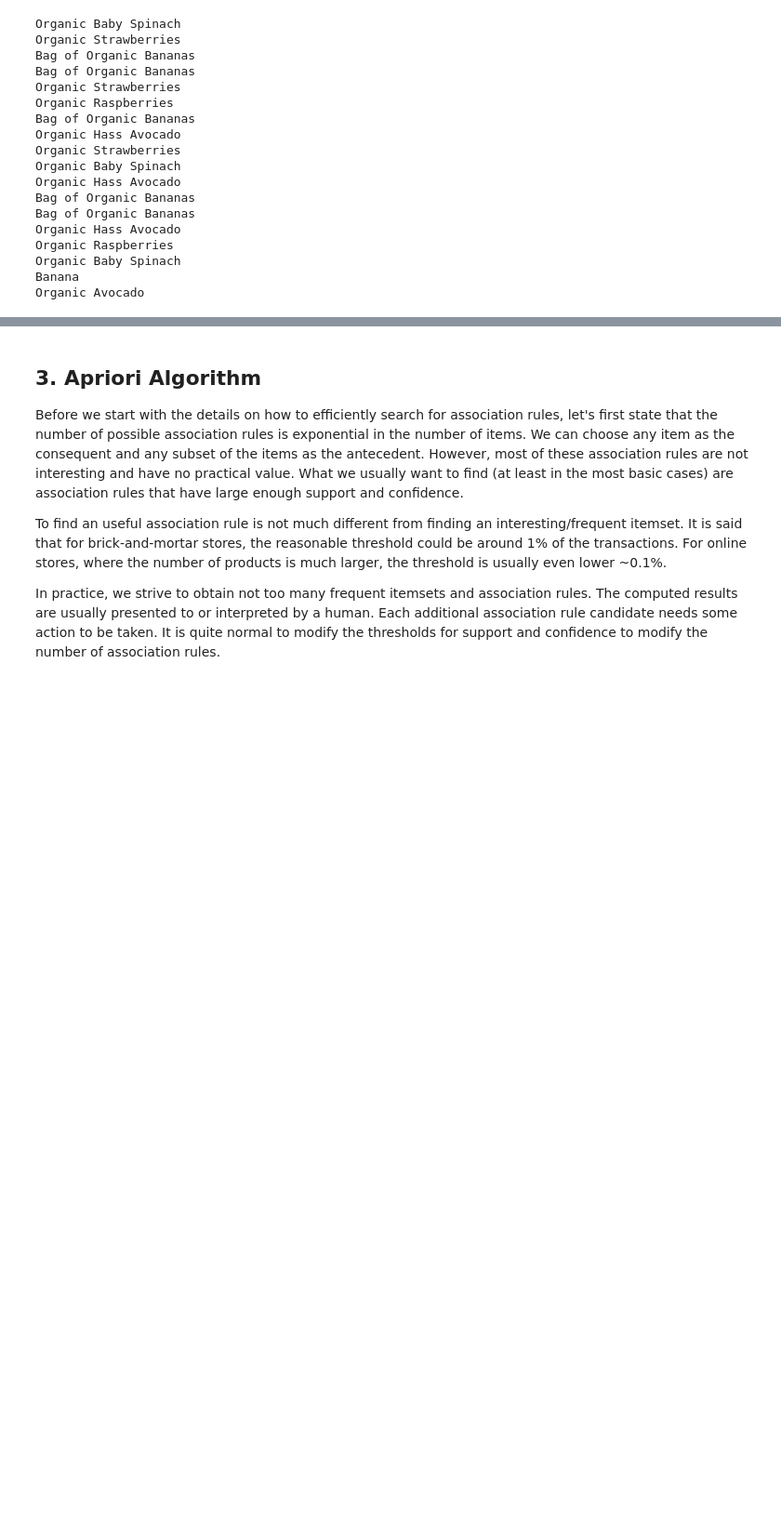
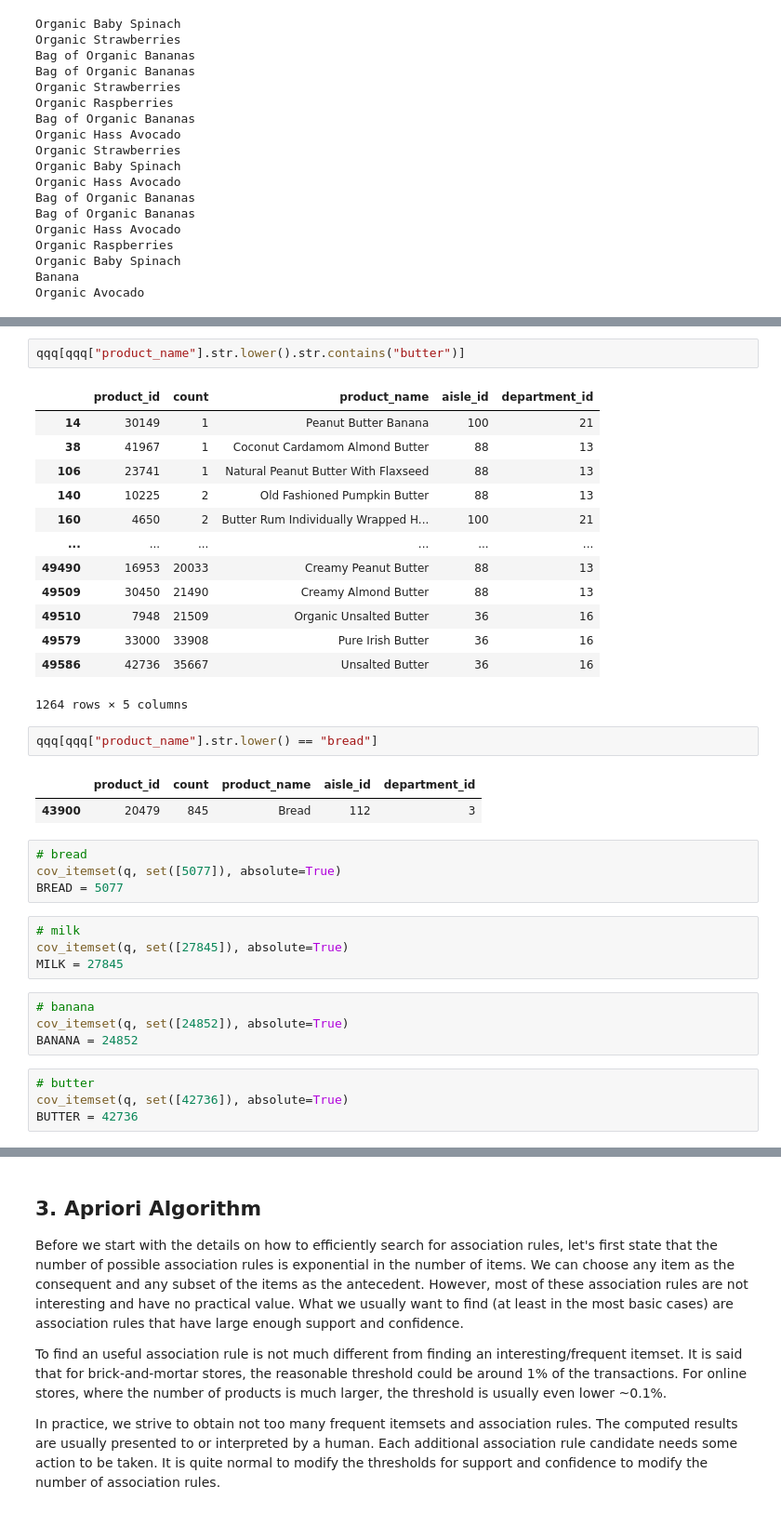
Before and after one commit to sebov/dzd, a Jupyter notebook: trash/lab-11.ipynb, the cells around one changed output, grey strips where cells are left out. Shown at 93% size. Drawn from its saved outputs; the diff is of its cells as text; blank space fills up the shorter version.

```diff
--- a/trash/lab-11.ipynb
+++ b/trash/lab-11.ipynb
@@ -261,0 +347,37 @@ Organic Avocado
+# %%
+qqq[qqq["product_name"].str.lower().str.contains("butter")]
+# %% [output]
+|  | product_id | count | product_name | aisle_id | department_id |
+| 14 | 30149 | 1 | Peanut Butter Banana | 100 | 21 |
+| 38 | 41967 | 1 | Coconut Cardamom Almond Butter | 88 | 13 |
+| 106 | 23741 | 1 | Natural Peanut Butter With Flaxseed | 88 | 13 |
+| 140 | 10225 | 2 | Old Fashioned Pumpkin Butter | 88 | 13 |
+| 160 | 4650 | 2 | Butter Rum Individually Wrapped H... | 100 | 21 |
+| ... | ... | ... | ... | ... | ... |
+| 49490 | 16953 | 20033 | Creamy Peanut Butter | 88 | 13 |
+| 49509 | 30450 | 21490 | Creamy Almond Butter | 88 | 13 |
+| 49510 | 7948 | 21509 | Organic Unsalted Butter | 36 | 16 |
+| 49579 | 33000 | 33908 | Pure Irish Butter | 36 | 16 |
+| 49586 | 42736 | 35667 | Unsalted Butter | 36 | 16 |
+1264 rows × 5 columns
+# %%
+qqq[qqq["product_name"].str.lower() == "bread"]
+# %% [output]
+|  | product_id | count | product_name | aisle_id | department_id |
+| 43900 | 20479 | 845 | Bread | 112 | 3 |
+# %%
+# bread
+cov_itemset(q, set([5077]), absolute=True)
+BREAD = 5077
+# %%
+# milk
+cov_itemset(q, set([27845]), absolute=True)
+MILK = 27845
+# %%
+# banana
+cov_itemset(q, set([24852]), absolute=True)
+BANANA = 24852
+# %%
+# butter
+cov_itemset(q, set([42736]), absolute=True)
+BUTTER = 42736
```
Also changed, not shown: parts of 11 cells of this notebook, 1 other file.
